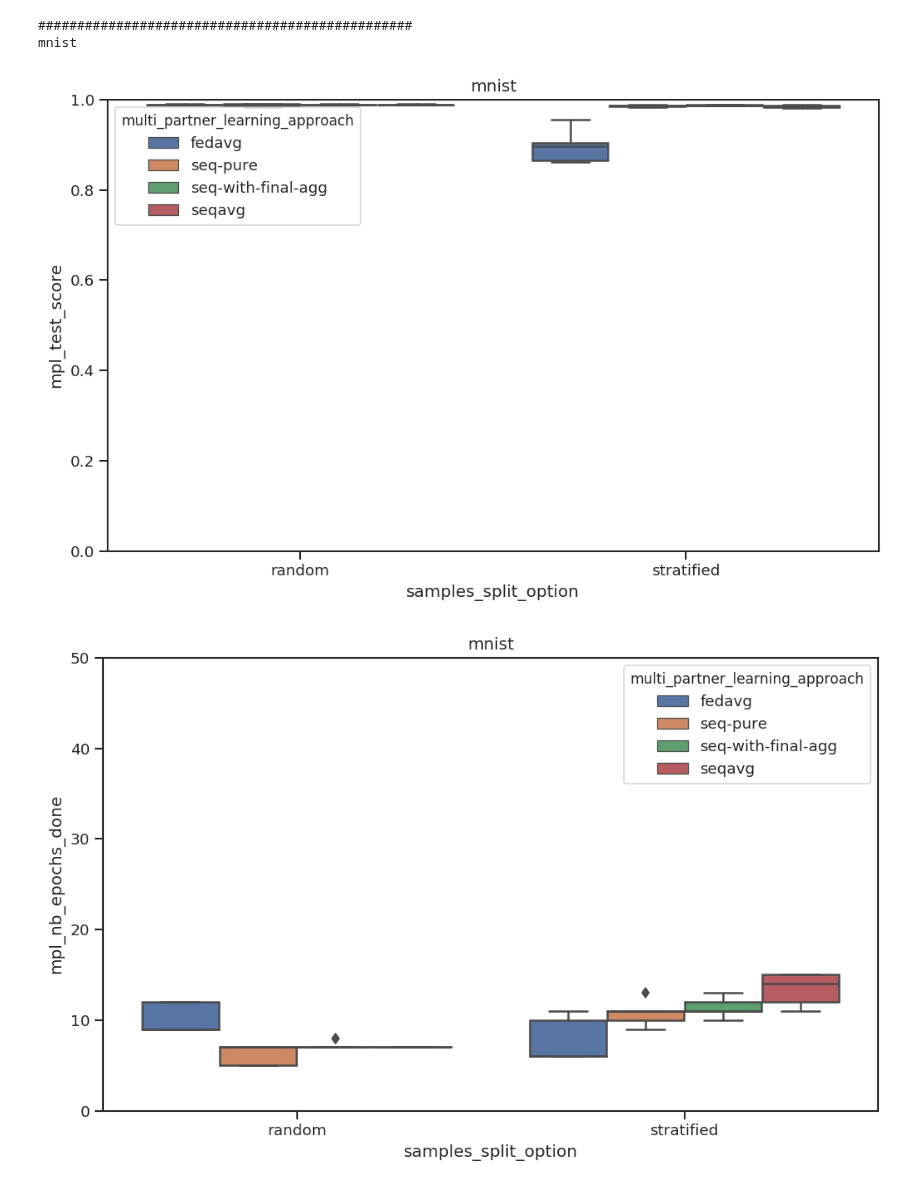
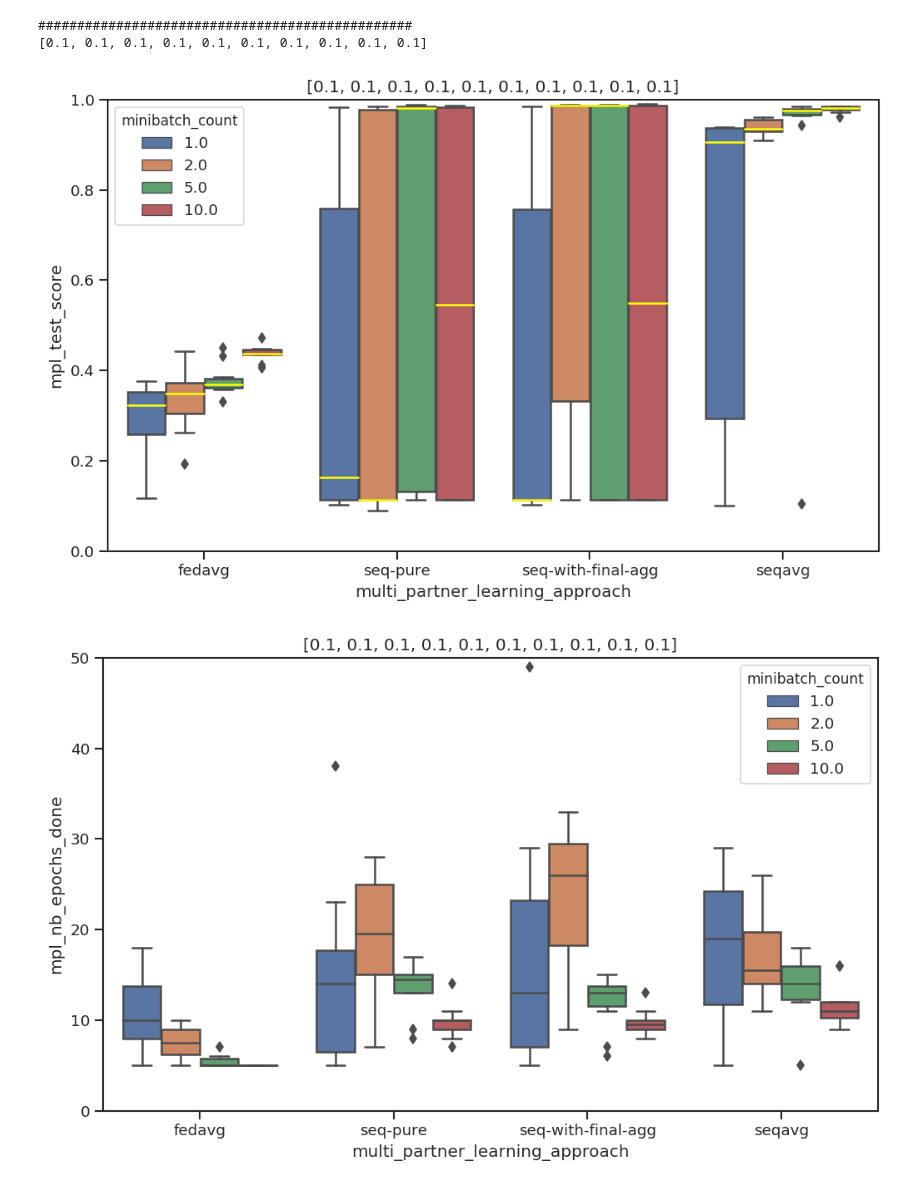
Before and after one commit to LabeliaLabs/distributed-learning-contributivity, a Jupyter notebook: notebooks/mpl.ipynb, the cells around one changed output. Cells and saved outputs as stored; diff of their text form; code cells hidden in the pictures.

```diff
--- a/notebooks/mpl.ipynb
+++ b/notebooks/mpl.ipynb
@@ -125,40 +123,38 @@ def get_x_tick_amount(df, scenario_id, partners_ids):
     return x_ticks
 # %%
 # Plot loop
+for amounts_per_partner in amounts_per_partner_list:
 
+    current_df = df[df.amounts_per_partner == amounts_per_partner]
 
-for dataset_name in dataset_name_list:
-
-    current_df = df[(df.dataset_name == dataset_name)]
-    title = dataset_name
     sns.set(style="ticks")
     #current_df.info()
     print("################################################")
-    print(dataset_name)
+    print(amounts_per_partner)
 
     plt.figure(figsize=(10, 6), dpi=120)
-    plt.title(title)
-    ax = sns.boxplot(x="samples_split_option", y="mpl_test_score", hue="multi_partner_learning_approach",
-                       data=current_df)# medianprops={'color':'yellow'})
+    plt.title(amounts_per_partner)
+    ax = sns.boxplot(x="multi_partner_learning_approach", y="mpl_test_score", hue="minibatch_count",
+                       data=current_df, medianprops={'color':'yellow'})
     plt.ylim([0, 1])
 
     plt.figure(figsize=(10, 6), dpi=120)
-    plt.title(title)
-    ax = sns.boxplot(x="samples_split_option", y="mpl_nb_epochs_done", hue="multi_partner_learning_approach",
+    plt.title(amounts_per_partner)
+    ax = sns.boxplot(x="multi_partner_learning_approach", y="mpl_nb_epochs_done", hue="minibatch_count",
                        data=current_df)
     plt.ylim([0, 50])
 
 
     ax = plt.figure(figsize=(10, 6), dpi=120)
-    plt.title(title)
-    sns.boxplot(x="samples_split_option", y="computation_time_minutes", hue="multi_partner_learning_approach",
-                      data=current_df)
+    plt.title(amounts_per_partner)
+    sns.boxplot(x="multi_partner_learning_approach", y="computation_time_minutes", hue="minibatch_count",
+                     data=current_df)
     plt.ylim(bottom=0)
 
 
     plt.show()
 # %% [output]
 ################################################
-mnist
+[0.1, 0.1, 0.1, 0.1, 0.1, 0.1, 0.1, 0.1, 0.1, 0.1]
-[figure, old version]
+[figure, new version]
-[figure, old version]
+[figure, new version]
```
Also changed, not shown: parts of 7 cells of this notebook, 1 other file.
